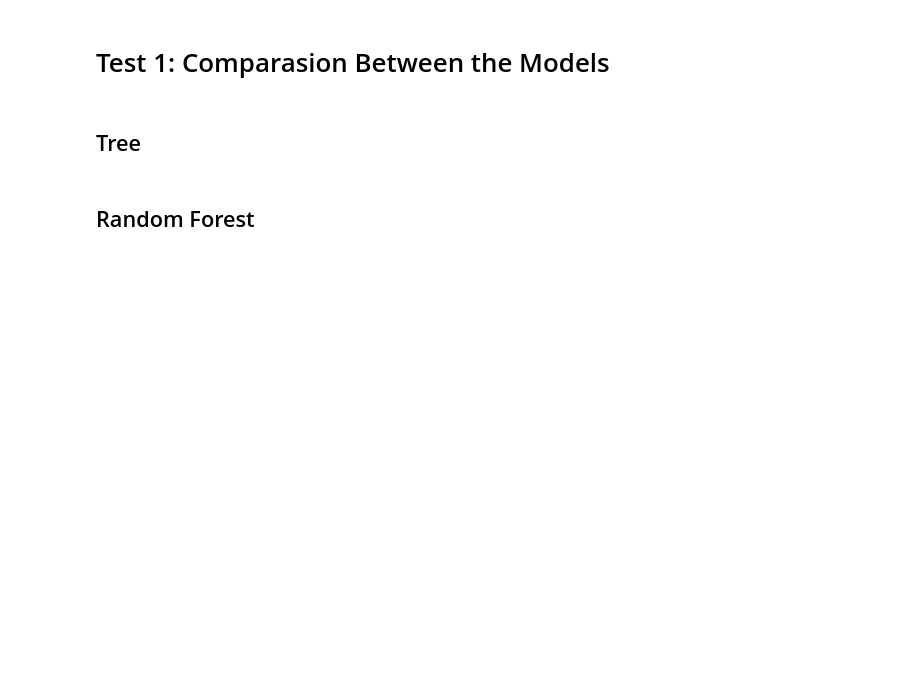
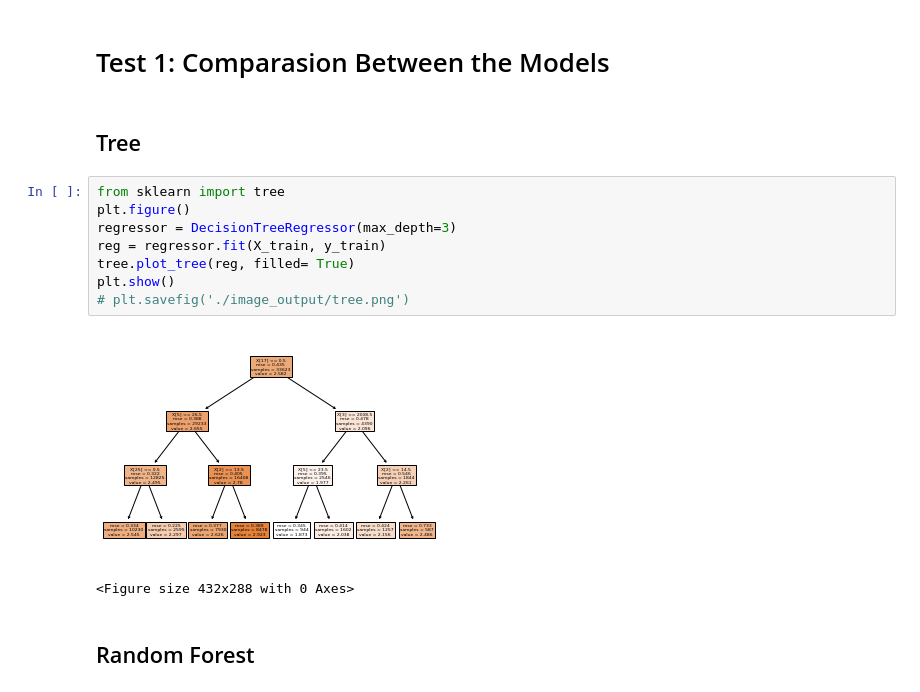
Before and after one commit to panbinwot/Thesis, a Jupyter notebook: Thesis_BinPan.ipynb, the cells around one changed output. Drawn from its saved outputs; the diff is of its cells as text; blank space fills up the shorter version.

Commit message:
update outputs

```diff
--- a/Thesis_BinPan.ipynb
+++ b/Thesis_BinPan.ipynb
@@ -138,5 +150,16 @@ Using TensorFlow backend.
 # Test 1: Comparasion Between the Models
 # %% [markdown]
 ## Tree
+# %%
+from sklearn import tree
+plt.figure()
+regressor = DecisionTreeRegressor(max_depth=3)
+reg = regressor.fit(X_train, y_train)
+tree.plot_tree(reg, filled= True)
+plt.show()
+# plt.savefig('./image_output/tree.png')
+# %% [output]
+[figure, added]
+<Figure size 432x288 with 0 Axes>
 # %% [markdown]
 ## Random Forest
```
Also changed, not shown: parts of 8 cells of this notebook, 3 other files.
